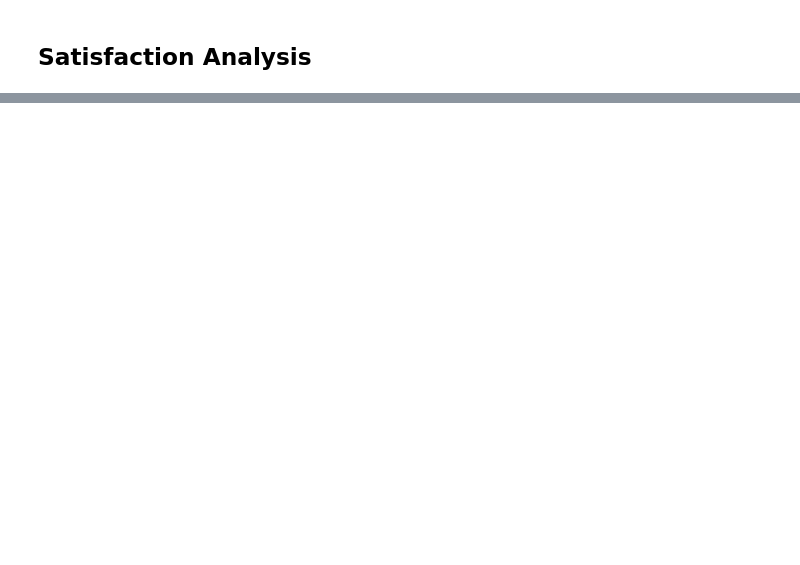
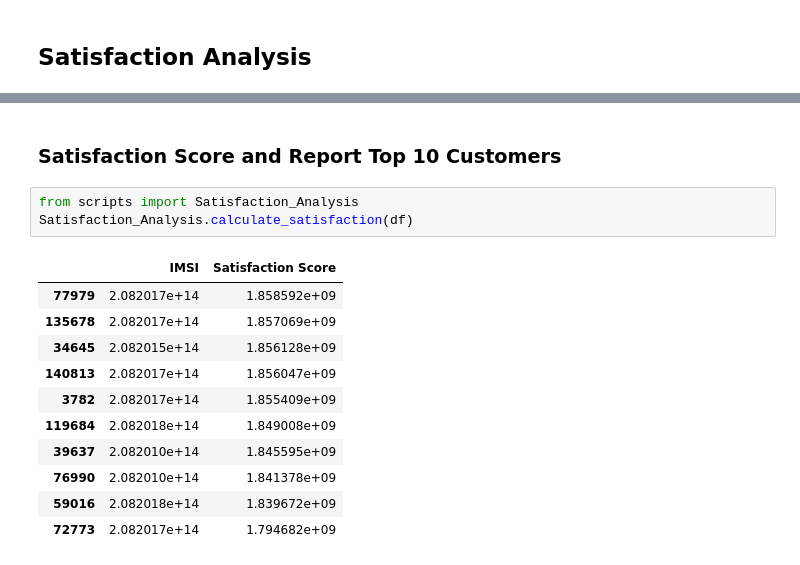
Before and after one commit to KingBetse/Kifiya-AIM-W2, a Jupyter notebook: notebooks/User Analysis .ipynb, the cells around one changed output, grey strips where cells are left out. Saved outputs shown, nothing was run; the diff lists cells and outputs as text; blank space fills up the shorter version.

```diff
--- a/notebooks/User Analysis .ipynb
+++ b/notebooks/User Analysis .ipynb
@@ -741,0 +779,17 @@ AttributeError: 'tuple' object has no attribute 'mean'
+# %% [markdown]
+### Satisfaction Score and Report Top 10 Customers
+# %%
+from scripts import Satisfaction_Analysis
+Satisfaction_Analysis.calculate_satisfaction(df)
+# %% [output]
+|  | IMSI | Satisfaction Score |
+| 77979 | 2.082017e+14 | 1.858592e+09 |
+| 135678 | 2.082017e+14 | 1.857069e+09 |
+| 34645 | 2.082015e+14 | 1.856128e+09 |
+| 140813 | 2.082017e+14 | 1.856047e+09 |
+| 3782 | 2.082017e+14 | 1.855409e+09 |
+| 119684 | 2.082018e+14 | 1.849008e+09 |
+| 39637 | 2.082010e+14 | 1.845595e+09 |
+| 76990 | 2.082010e+14 | 1.841378e+09 |
+| 59016 | 2.082018e+14 | 1.839672e+09 |
+| 72773 | 2.082017e+14 | 1.794682e+09 |
```
Also changed, not shown: parts of 18 cells of this notebook, 4 other files.
